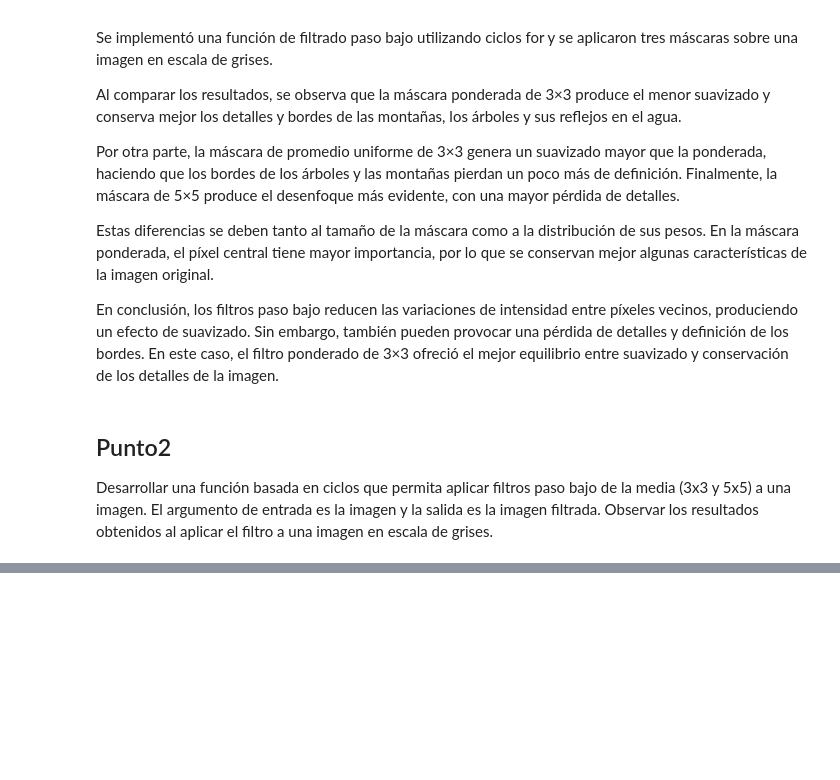
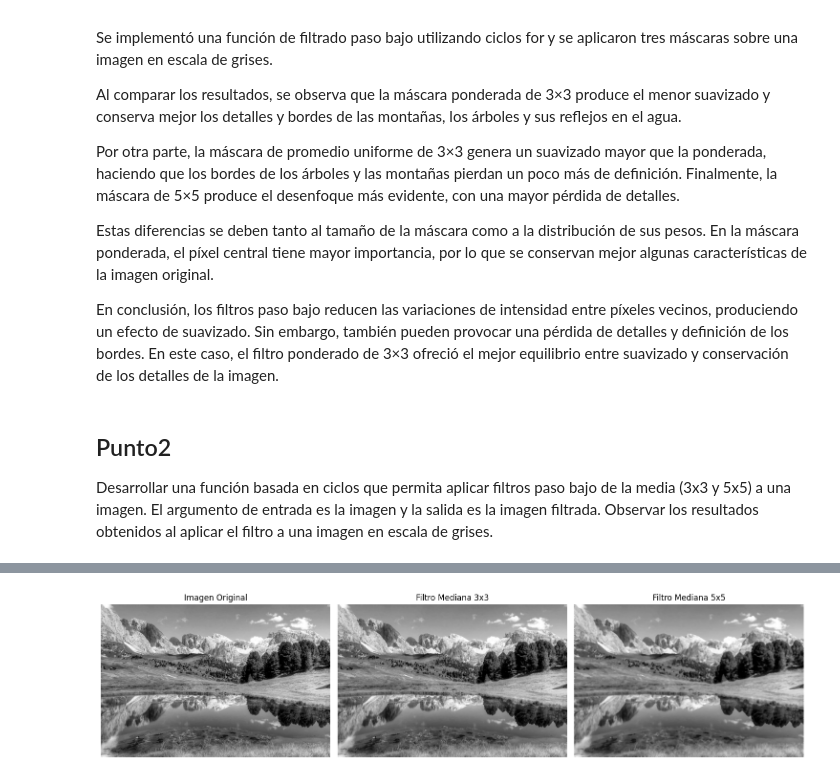
Before and after one commit to CamiloMunozAL/ProcDImagenes, a Jupyter notebook: taller5/taller5.ipynb, the cells around one changed output, grey strips where cells are left out. Drawn from its saved outputs; the diff is of its cells as text; code cells hidden in the pictures; blank space fills up the shorter version.

```diff
--- a/taller5/taller5.ipynb
+++ b/taller5/taller5.ipynb
@@ -150,0 +235,28 @@ def filtro_media(imagen, tamano):
+# %%
+# Aplicar filtro de mediana 3x3
+imagen_mediana3 = filtro_mediana(imagen, 3)
+
+# Aplicar filtro de mediana 5x5
+imagen_mediana5 = filtro_mediana(imagen, 5)
+
+# Mostrar resultados
+imagenes = [imagen, imagen_mediana3, imagen_mediana5]
+
+titulos = [
+    "Imagen Original",
+    "Filtro Mediana 3x3",
+    "Filtro Mediana 5x5"
+]
+
+fig, axs = plt.subplots(1, 3, figsize=(15, 5))
+
+for ax, img, titulo in zip(axs, imagenes, titulos):
+    ax.imshow(img, cmap="gray", vmin=0, vmax=255)
+    ax.set_title(titulo)
+    ax.axis("off")
+
+plt.tight_layout()
+plt.savefig("results/resultado_filtro_mediana.png", dpi=150)
+plt.show()
+# %% [output]
+[figure, added]
```
Also changed, not shown: parts of 7 cells of this notebook, 2 other files.
